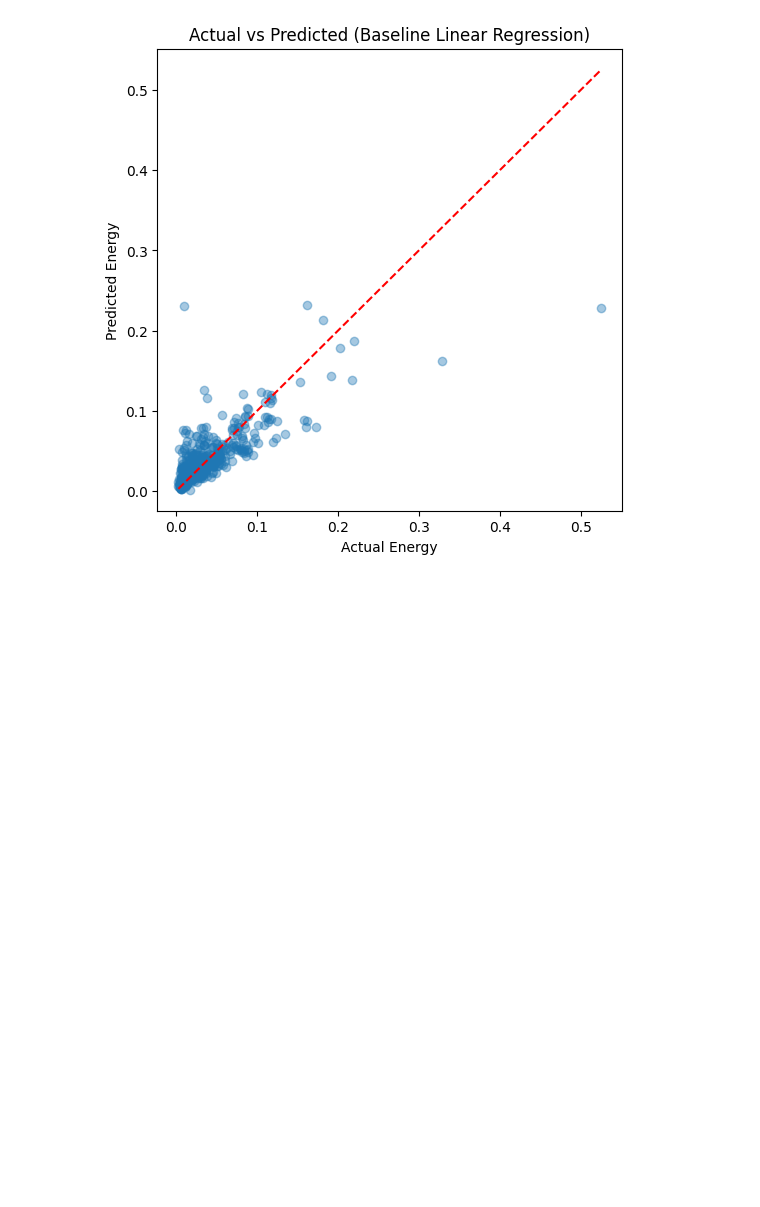
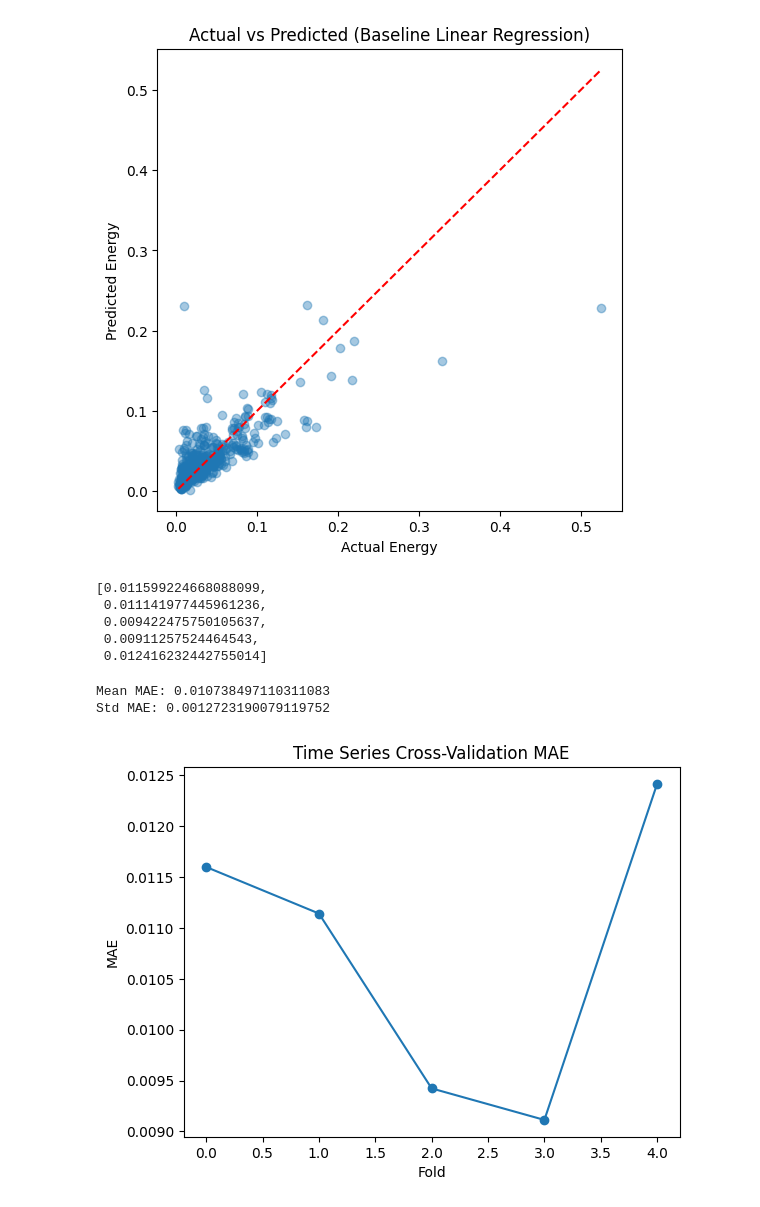
Before and after one commit to Keerthana-Uppanda/SmartEnergyProject, a Jupyter notebook: notebooks/03_Baseline_Model.ipynb, the cells around one changed output. Saved outputs shown, nothing was run; the diff lists cells and outputs as text; code cells hidden in the pictures; blank space fills up the shorter version.

Commit message:
Add TimeSeries cross-validation to verify absence of overfitting

```diff
--- a/notebooks/03_Baseline_Model.ipynb
+++ b/notebooks/03_Baseline_Model.ipynb
@@ -96,0 +102,39 @@ plt.show()
+# %%
+tscv = TimeSeriesSplit(n_splits=5)
+# %%
+mae_scores = []
+
+for train_index, val_index in tscv.split(X):
+    X_train_cv, X_val_cv = X.iloc[train_index], X.iloc[val_index]
+    y_train_cv, y_val_cv = y.iloc[train_index], y.iloc[val_index]
+
+    model = LinearRegression()
+    model.fit(X_train_cv, y_train_cv)
+
+    y_pred_cv = model.predict(X_val_cv)
+    mae = mean_absolute_error(y_val_cv, y_pred_cv)
+    mae_scores.append(mae)
+# %%
+mae_scores
+# %% [output]
+[0.011599224668088099,
+ 0.011141977445961236,
+ 0.009422475750105637,
+ 0.00911257524464543,
+ 0.012416232442755014]
+# %%
+print("Mean MAE:", np.mean(mae_scores))
+print("Std MAE:", np.std(mae_scores))
+# %% [output]
+Mean MAE: 0.010738497110311083
+Std MAE: 0.0012723190079119752
+# %%
+import matplotlib.pyplot as plt
+
+plt.plot(mae_scores, marker='o')
+plt.title("Time Series Cross-Validation MAE")
+plt.xlabel("Fold")
+plt.ylabel("MAE")
+plt.show()
+# %% [output]
+[figure, added]
```
Also changed, not shown: parts of 1 cell of this notebook.
